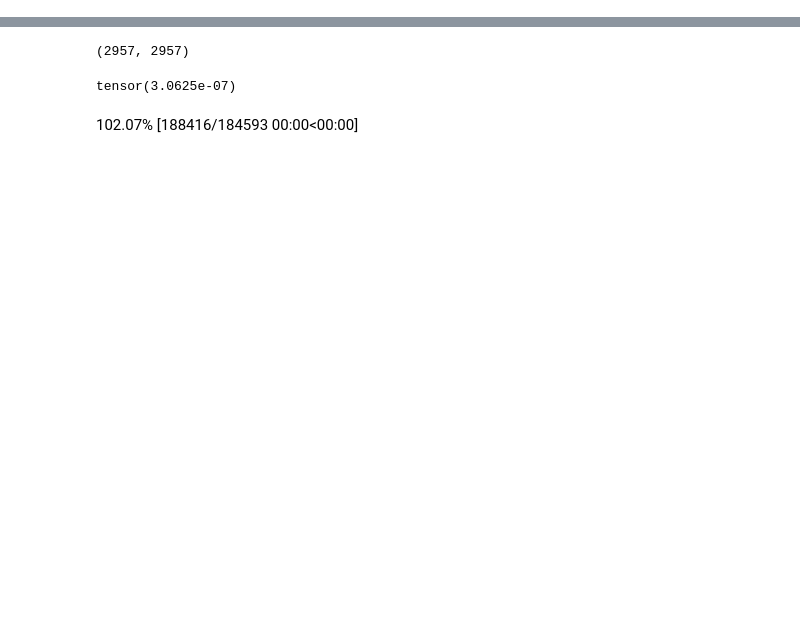
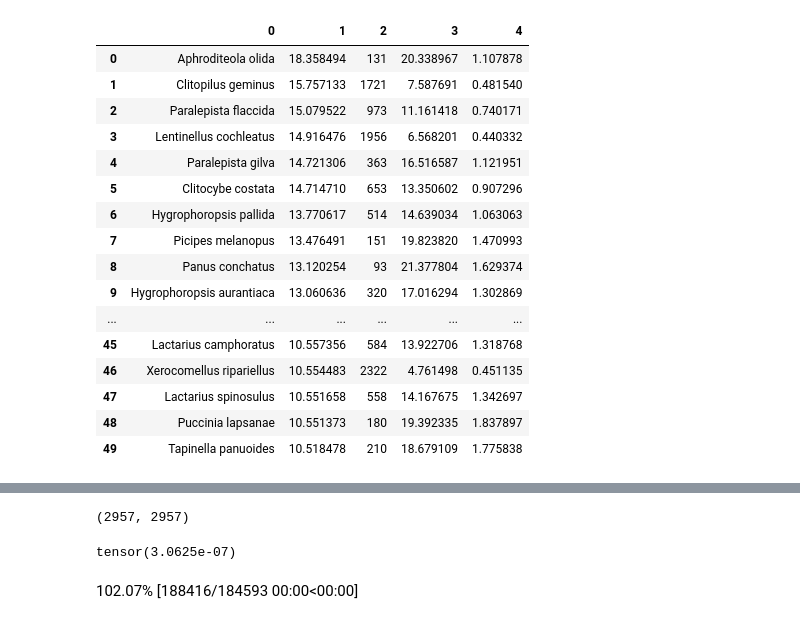
Before and after one commit to fungid-app/fungid-api, a Jupyter notebook: combined.ipynb, the cells around one changed output, grey strips where cells are left out. Saved outputs shown, nothing was run; the diff lists cells and outputs as text; code cells hidden in the pictures; blank space fills up the shorter version.

Commit message:
Working on creating stat based modification

```diff
--- a/combined.ipynb
+++ b/combined.ipynb
@@ -129,3 +145,22 @@ def get_db_species(conn, observation, dist):
                  (p1[0], p2[0], p1[1], p2[1]))
     results = cursor.fetchall()
     print(len(results))
+# %%
+vocab_df = pd.DataFrame(img_learn.dls.vocab, columns=['species']).set_index('species')
+# %%
+def get_stats(observation, vocab_df):
+    stats = pd.concat([
+        species_stats.loc[('kg', observation.kg.astype(str))],
+        species_stats.loc[('elu_class1', observation.elu_class1)],
+        species_stats.loc[('elu_class2', observation.elu_class2)],
+        species_stats.loc[('elu_class3', observation.elu_class3)],
+        species_stats.loc[('normalizedmonth', observation.normalized_month.astype(str))],
+        species_stats.loc[('season', observation.season)]
+    ]).groupby('species').sum()
+    return vocab_df.join(stats)
+
+id = 1647265
+tab_item = img_tab_data.iloc[id]
+
+lh = get_stats(tab_item, vocab_df)
+print(lh)
@@ -171,0 +190,41 @@ Name: 1612715, dtype: object
+# %%
+def compare(probs1, probs2, vals2, num):
+    values1, indices1 = torch.topk(probs1, num)
+    idx2 = probs2.argsort(descending=True).argsort()
+    values1 = values1.cpu().detach().numpy()
+    probs2 = probs2.cpu().detach().numpy()
+    return pd.DataFrame(
+        zip(
+            [img_learn.dls.vocab[idx] for idx in indices1],
+            values1,
+            [idx2[i].item() for i in indices1],
+            [probs2[i] for i in indices1],
+            [vals2[i].item() for i in indices1]
+        )
+    )
+
+# 124978
+# 2119839 - Bad
+# 1292929 - Negative nubmers =
+# 454673 - Dropped to 10 from 1
+# 1068383 - Artificial fucks with stuff.
+# 193834 & 2073568- Totall throws the data into mayhem
+# 1370890 - Ignore Surface Water in ELU?
+# Need to only pull 4-5 images per obs.
+id = randint(0, len(img_data))
+print(id)
+print(img_tab_data.iloc[id],img_data.iloc[id])
+tab_item = img_tab_data.iloc[id]
+lh = get_stats(tab_item, vocab_df)
+lh_tensor = torch.tensor(lh['likelihood'].values)
+print((lh.max(), lh.min(), lh.loc[tab_item.species]))
+# with sqlite3.connect('dbs/fungid.sqlite') as conn:
+#     get_stats(conn, tab_item)
+# tab_probs = get_results(tab_learn, tab_item)
+# print_top50(tab_probs)
+# no_lat_probs = get_results(no_lat_tab_learn, tab_item)
+# print_top50(no_lat_probs)
+img_probs = get_results(img_learn, img_data.iloc[id].img)
+compare(img_probs, img_probs * lh_tensor, lh_tensor, 50)
+# img_probs.argsort(descending=True)
+# %% [output]
@@ -171,0 +249,17 @@ Name: 1612715, dtype: object
+|  | 0 | 1 | 2 | 3 | 4 |
+| 0 | Aphroditeola olida | 18.358494 | 131 | 20.338967 | 1.107878 |
+| 1 | Clitopilus geminus | 15.757133 | 1721 | 7.587691 | 0.481540 |
+| 2 | Paralepista flaccida | 15.079522 | 973 | 11.161418 | 0.740171 |
+| 3 | Lentinellus cochleatus | 14.916476 | 1956 | 6.568201 | 0.440332 |
+| 4 | Paralepista gilva | 14.721306 | 363 | 16.516587 | 1.121951 |
+| 5 | Clitocybe costata | 14.714710 | 653 | 13.350602 | 0.907296 |
+| 6 | Hygrophoropsis pallida | 13.770617 | 514 | 14.639034 | 1.063063 |
+| 7 | Picipes melanopus | 13.476491 | 151 | 19.823820 | 1.470993 |
+| 8 | Panus conchatus | 13.120254 | 93 | 21.377804 | 1.629374 |
+| 9 | Hygrophoropsis aurantiaca | 13.060636 | 320 | 17.016294 | 1.302869 |
+| ... | ... | ... | ... | ... | ... |
+| 45 | Lactarius camphoratus | 10.557356 | 584 | 13.922706 | 1.318768 |
+| 46 | Xerocomellus ripariellus | 10.554483 | 2322 | 4.761498 | 0.451135 |
+| 47 | Lactarius spinosulus | 10.551658 | 558 | 14.167675 | 1.342697 |
+| 48 | Puccinia lapsanae | 10.551373 | 180 | 19.392335 | 1.837897 |
+| 49 | Tapinella panuoides | 10.518478 | 210 | 18.679109 | 1.775838 |
```
Also changed, not shown: parts of 8 cells of this notebook, 6 other files.
